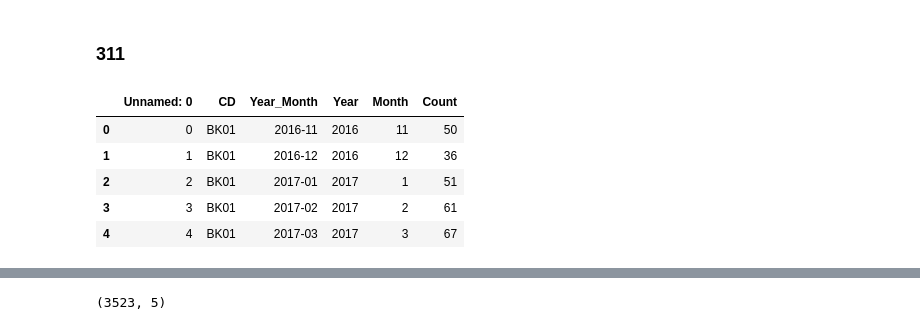
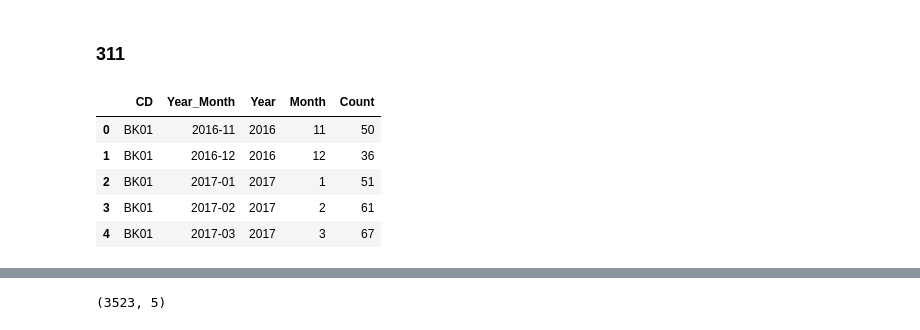
Before and after one commit to glpincus/NYCclean_ML4C, a Jupyter notebook: Data/NYCclean_Merging.ipynb, the cells around one changed output, grey strips where cells are left out. Drawn from its saved outputs; the diff is of its cells as text; code cells hidden in the pictures.

```diff
--- a/Data/NYCclean_Merging.ipynb
+++ b/Data/NYCclean_Merging.ipynb
@@ -168,11 +168,12 @@ lu.head()
 # %% [markdown]
 ### 311
 # %%
+df311 = pd.read_csv('311_cleaned.csv', index_col=0)
 df311.head()
 # %% [output]
-|  | Unnamed: 0 | CD | Year_Month | Year | Month | Count |
-| 0 | 0 | BK01 | 2016-11 | 2016 | 11 | 50 |
-| 1 | 1 | BK01 | 2016-12 | 2016 | 12 | 36 |
-| 2 | 2 | BK01 | 2017-01 | 2017 | 1 | 51 |
-| 3 | 3 | BK01 | 2017-02 | 2017 | 2 | 61 |
-| 4 | 4 | BK01 | 2017-03 | 2017 | 3 | 67 |
+|  | CD | Year_Month | Year | Month | Count |
+| 0 | BK01 | 2016-11 | 2016 | 11 | 50 |
+| 1 | BK01 | 2016-12 | 2016 | 12 | 36 |
+| 2 | BK01 | 2017-01 | 2017 | 1 | 51 |
+| 3 | BK01 | 2017-02 | 2017 | 2 | 61 |
+| 4 | BK01 | 2017-03 | 2017 | 3 | 67 |
```
Also changed, not shown: parts of 20 cells of this notebook, 1 other file.
